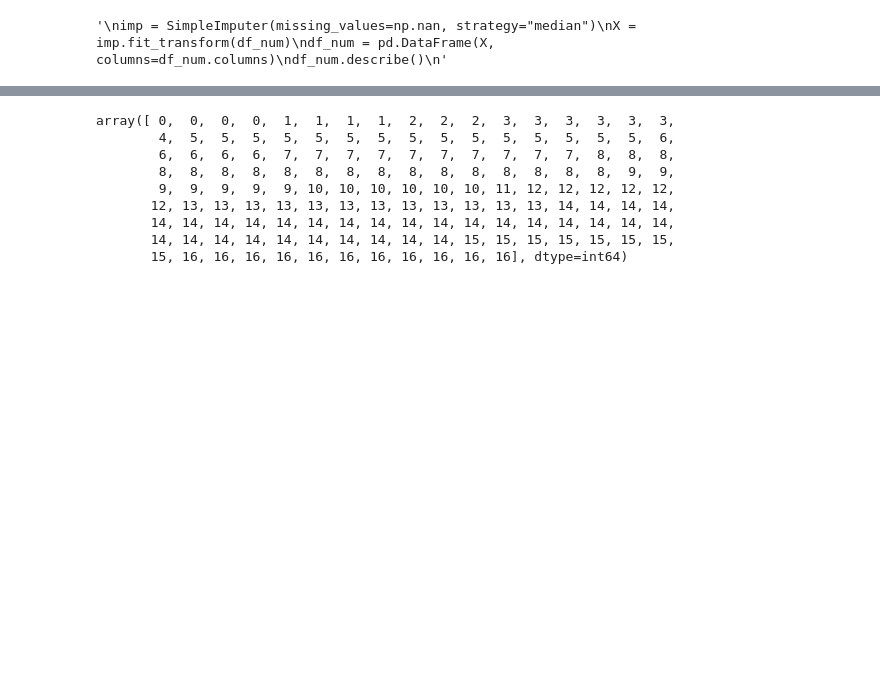
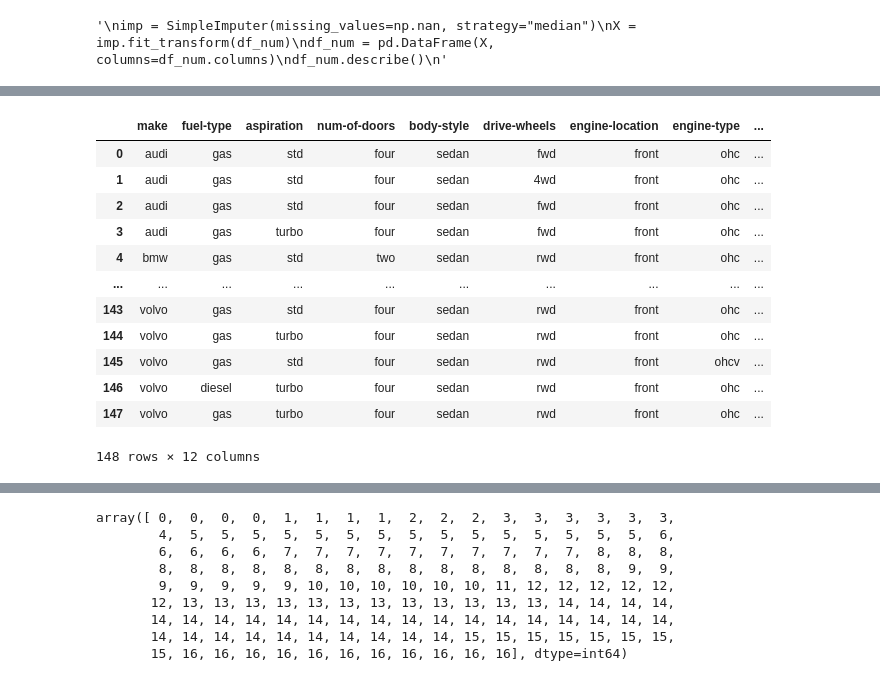
Before and after one commit to Irina-Iryna/Artificial_Intelligence, a Jupyter notebook: AI/HT_61.ipynb, the cells around one changed output, grey strips where cells are left out. Drawn from its saved outputs; the diff is of its cells as text; code cells hidden in the pictures; blank space fills up the shorter version.

```diff
--- a/AI/HT_61.ipynb
+++ b/AI/HT_61.ipynb
@@ -212,0 +159,13 @@ imputer.statistics_
+# %%
+df_2 = pd.read_csv("imports-85.data_2.csv")
+df_cat = df_2.drop(['Unnamed: 0', 'symboling', 'normalized-losses', ' wheel-base', ' length',
+                    ' width', ' height', ' curb-weight', ' engine-size', ' compression-ratio',
+                    ' horsepower', ' peak-rpm', ' city-mpg', ' highway-mpg', '  price', 'Unnamed: 26'], axis=1)
+
+from sklearn.impute import SimpleImputer
+
+imp = SimpleImputer(missing_values=np.nan, strategy="most_frequent")
+imp.fit(df_cat)
+X = imp.transform(df_cat)
+df_cat = pd.DataFrame(X, columns=df_cat.columns)
+df_cat.describe()
@@ -212,0 +178,16 @@ imputer.statistics_
+# %%
+df_cat
+# %% [output]
+|  | make | fuel-type | aspiration | num-of-doors | body-style | drive-wheels | engine-location | engine-type | ... |
+| 0 | audi | gas | std | four | sedan | fwd | front | ohc | ... |
+| 1 | audi | gas | std | four | sedan | 4wd | front | ohc | ... |
+| 2 | audi | gas | std | four | sedan | fwd | front | ohc | ... |
+| 3 | audi | gas | turbo | four | sedan | fwd | front | ohc | ... |
+| 4 | bmw | gas | std | two | sedan | rwd | front | ohc | ... |
+| ... | ... | ... | ... | ... | ... | ... | ... | ... | ... |
+| 143 | volvo | gas | std | four | sedan | rwd | front | ohc | ... |
+| 144 | volvo | gas | turbo | four | sedan | rwd | front | ohc | ... |
+| 145 | volvo | gas | std | four | sedan | rwd | front | ohcv | ... |
+| 146 | volvo | diesel | turbo | four | sedan | rwd | front | ohc | ... |
+| 147 | volvo | gas | turbo | four | sedan | rwd | front | ohc | ... |
+148 rows × 12 columns
```
Also changed, not shown: parts of 23 cells of this notebook, 5 other files.
